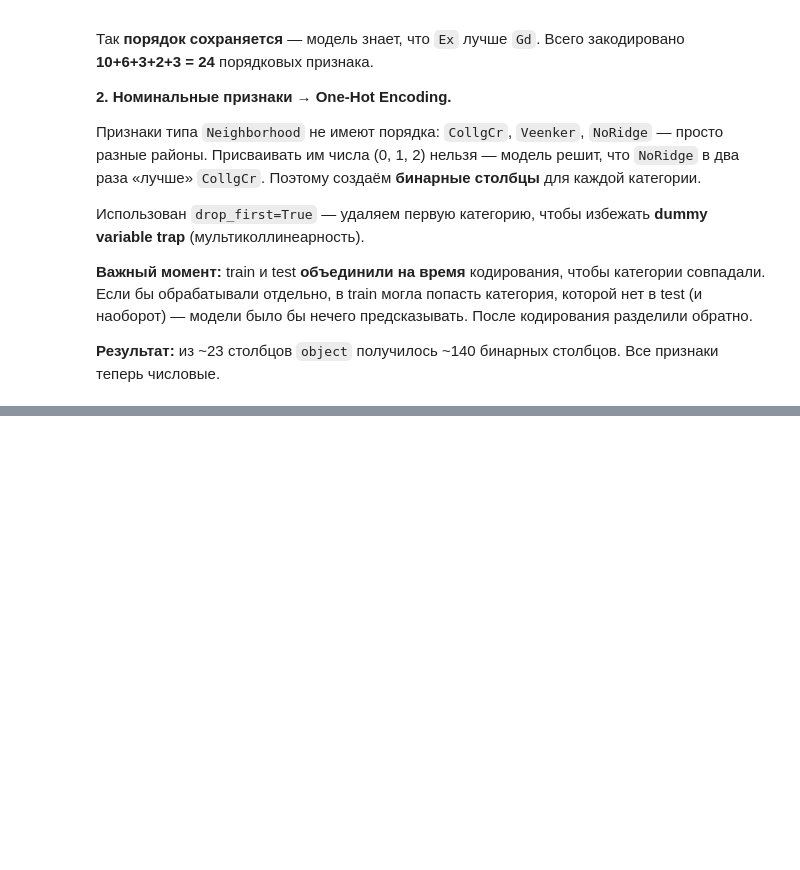
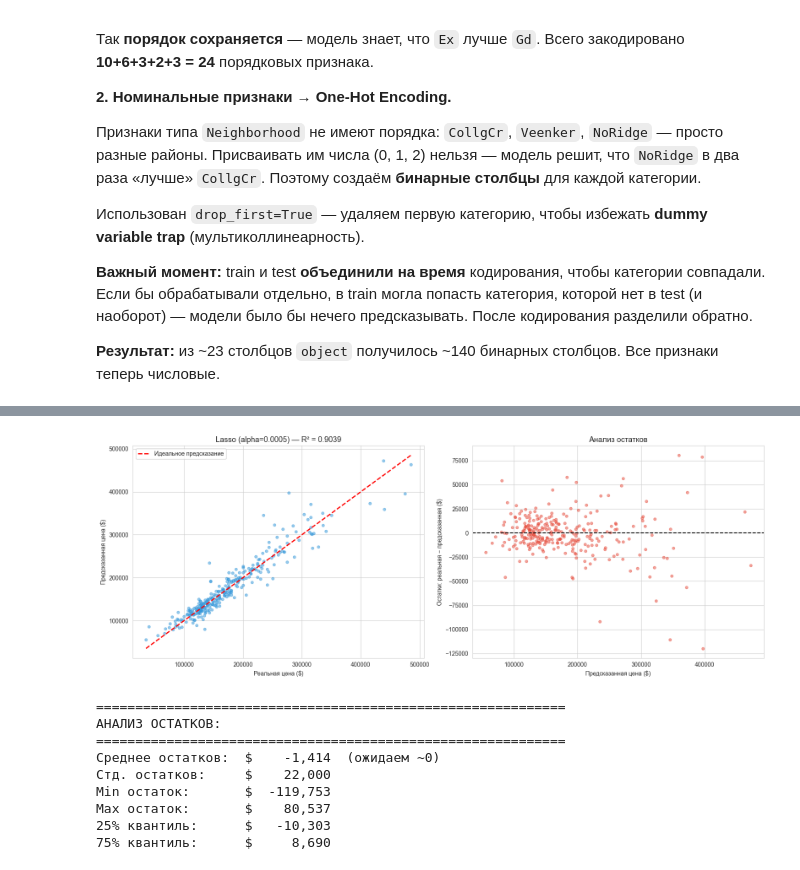
Before and after one commit to IvanovSimoon/ml-course-ivanov, a Jupyter notebook: module-2-house-prices/notebook.ipynb, the cells around one changed output, grey strips where cells are left out. Drawn from its saved outputs; the diff is of its cells as text; code cells hidden in the pictures; blank space fills up the shorter version.

```diff
--- a/module-2-house-prices/notebook.ipynb
+++ b/module-2-house-prices/notebook.ipynb
@@ -1172,0 +1392,67 @@ NaN в X_test:  0
+# %%
+# ============================================================
+# ШАГ 14.1: ГРАФИК ПРЕДСКАЗАНИЙ И АНАЛИЗ ОСТАТКОВ
+# ============================================================
+
+import matplotlib.pyplot as plt
+import seaborn as sns
+
+# --- Выбираем лучшую модель ---
+best_model = lasso_model
+best_name = 'Lasso (alpha=0.0005)'
+
+# --- Предсказание ---
+y_pred_best_log = best_model.predict(X_val_scaled)
+y_pred_best_real = np.expm1(y_pred_best_log)
+y_val_real = np.expm1(y_val)
+
+# --- Остатки в долларах ---
+residuals = y_val_real - y_pred_best_real
+
+# --- Сетка 1×2: scatter + residuals ---
+fig, axes = plt.subplots(1, 2, figsize=(16, 6))
+
+# --- График 1: Реальное vs Предсказанное ---
+axes[0].scatter(y_val_real, y_pred_best_real, alpha=0.5, color='#3498db', s=20)
+axes[0].plot(
+    [y_val_real.min(), y_val_real.max()],
+    [y_val_real.min(), y_val_real.max()],
+    'r--', lw=2, label='Идеальное предсказание'
+)
+axes[0].set_xlabel('Реальная цена ($)')
+axes[0].set_ylabel('Предсказанная цена ($)')
+axes[0].set_title(f'{best_name} — R² = {r2_score(y_val_real, y_pred_best_real):.4f}', fontsize=13)
+axes[0].legend()
+
+# --- График 2: Остатки ---
+axes[1].scatter(y_pred_best_real, residuals, alpha=0.5, color='#e74c3c', s=20)
+axes[1].axhline(y=0, color='black', linestyle='--', lw=1.5)
+axes[1].set_xlabel('Предсказанная цена ($)')
+axes[1].set_ylabel('Остатки: реальная − предсказанная ($)')
+axes[1].set_title('Анализ остатков', fontsize=13)
+
+plt.tight_layout()
+plt.savefig('examples/residuals.png', dpi=100, bbox_inches='tight')
+plt.show()
+
+# --- Числа по остаткам ---
+print("=" * 60)
+print("АНАЛИЗ ОСТАТКОВ:")
+print("=" * 60)
+print(f"Среднее остатков:  ${residuals.mean():>10,.0f}  (ожидаем ~0)")
+print(f"Стд. остатков:     ${residuals.std():>10,.0f}")
+print(f"Min остаток:       ${residuals.min():>10,.0f}")
+print(f"Max остаток:       ${residuals.max():>10,.0f}")
+print(f"25% квантиль:      ${residuals.quantile(0.25):>10,.0f}")
+print(f"75% квантиль:      ${residuals.quantile(0.75):>10,.0f}")
+# %% [output]
+[figure, added]
+============================================================
+АНАЛИЗ ОСТАТКОВ:
+============================================================
+Среднее остатков:  $    -1,414  (ожидаем ~0)
+Стд. остатков:     $    22,000
+Min остаток:       $  -119,753
+Max остаток:       $    80,537
+25% квантиль:      $   -10,303
+75% квантиль:      $     8,690
```
Also changed, not shown: parts of 26 cells of this notebook, 10 other files.
